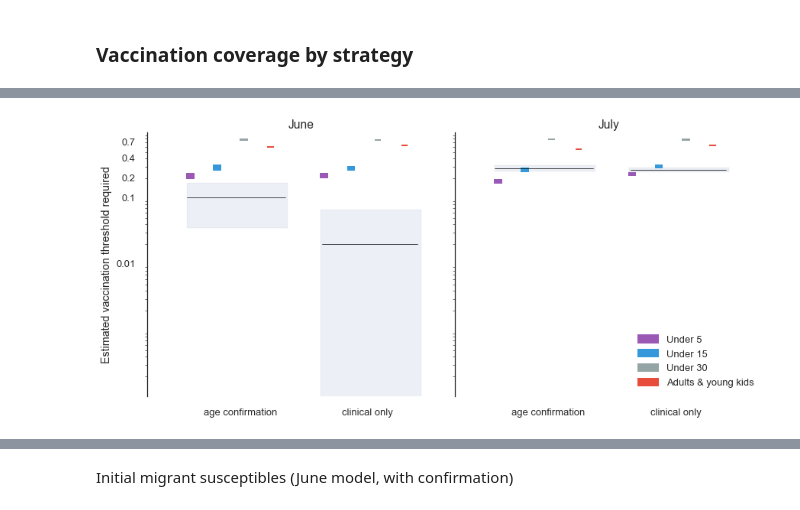
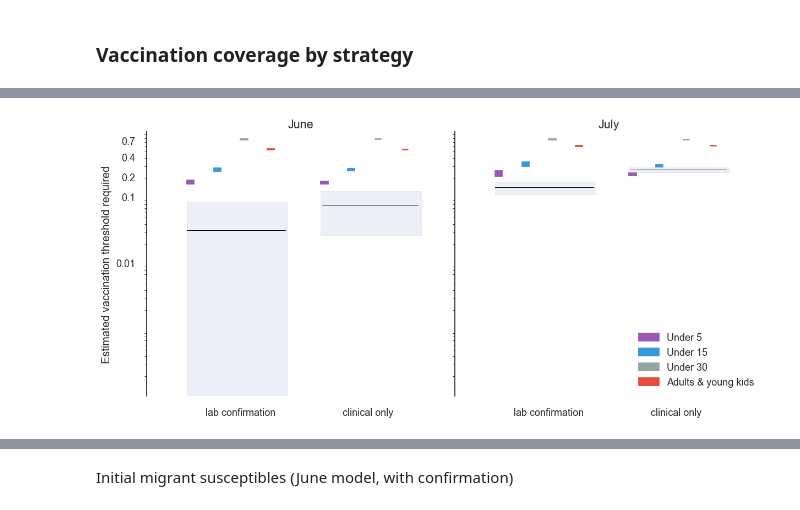
Before and after one commit to fonnesbeck/SaoPauloMeasles, a Jupyter notebook: Non-Spatial Measles Model.ipynb, the cells around one changed output, grey strips where cells are left out. Saved outputs shown, nothing was run; the diff lists cells and outputs as text; code cells hidden in the pictures.

```diff
--- a/Non-Spatial Measles Model.ipynb
+++ b/Non-Spatial Measles Model.ipynb
@@ -148,3 +145,5 @@ age_slices = [slice(int(i[0]), int(i[1])) for i in age_slice_endpoints]
+# %%
+age_slices = [slice(g.left, g.right) for g in age_groups]
 # %% [markdown]
 Get index from full cross-tabulation to use as index for each district
 # %%
@@ -158,8 +157,7 @@ unique_districts = measles_data.DISTRICT.dropna().unique()
 # %%
 excludes = ['BOM RETIRO']
 
-N = sp_pop.drop(excludes).ix[unique_districts].sum().drop('Total')
+N = sp_pop.drop(excludes).loc[unique_districts].sum().drop('Total')
 # %%
-N_age = N.iloc[:8]
-N_age.index = age_groups[:-1]
-N_age[age_groups[-1]] = N.iloc[8:].sum()
+N_age = pd.Series(np.concatenate([N.iloc[:8], [N.iloc[8:].sum()]]), index=age_groups)
+N_age
@@ -568,10 +612,10 @@ jobs = bg.BackgroundJobManager()
 # %% [markdown]
 Instantiate models
 # %%
-model_june = MCMC(measles_model('1997-06-15', confirmation=True, migrant=migrant))
-model_july = MCMC(measles_model('1997-07-15', confirmation=True, migrant=migrant))
-model_june_noconf = MCMC(measles_model('1997-06-15', confirmation=False, migrant=migrant))
-model_july_noconf = MCMC(measles_model('1997-07-15', confirmation=False, migrant=migrant))
+model_june = MCMC(measles_model('1997-06-15', confirmation=True, migrant=migrant, vax_uncertainty=True))
+model_july = MCMC(measles_model('1997-07-15', confirmation=True, migrant=migrant, vax_uncertainty=True))
+model_june_noconf = MCMC(measles_model('1997-06-15', confirmation=False, migrant=migrant, vax_uncertainty=True))
+model_july_noconf = MCMC(measles_model('1997-07-15', confirmation=False, migrant=migrant, vax_uncertainty=True))
 # %% [markdown]
 Run models
 # %%
@@ -904,7 +948,7 @@ with sns.axes_style("ticks"):
         ax.set_ybound(0.0001, .999)
 
         ax.set_xticks([0.08, 0.27, 0.4])
-        ax.set_xticklabels(['age confirmation', 'clinical only'])
+        ax.set_xticklabels(['lab confirmation', 'clinical only'])
 
         ax.tick_params(length=0)
 
@@ -916,34 +960,34 @@ with sns.axes_style("ticks"):
         # Add estimates
         conf = ('Lab', 'Clinical')
         handles = []
         for j, pct in enumerate(['pct_5', 'pct_15', 'pct_30', 'pct_adult']):
 
             interval = qcoverage.ix[('June', conf[i])]
             ax.add_patch(Rectangle((0.04*j, interval.loc[0.025, pct]),
                                    0.01, interval.loc[0.975, pct]-interval.loc[0.025, pct],
                                    lw=2,
                                    color=colors[j]))
 
             interval = qcoverage.ix[('July', conf[i])]
             rect = Rectangle((0.04*j + 0.2, interval.loc[0.025, pct]),
                                    0.01, interval.loc[0.975, pct]-interval.loc[0.025, pct],
                                    lw=2, label=label_lookup[pct],
                                    color=colors[j])
             ax.add_patch(rect)
             handles.append(rect)
 
 
         ax.axhline(m[2*i], 0.13, 0.45, color='black', lw=0.7)
         ax.axhline(m[1+2*i], 0.57, 0.88, color='black', lw=0.7)
 
     ax2.set_yticks([])
     ax1.set_ylabel('Estimated vaccination threshold required')
 
     ax2.legend(handles=handles, loc=4)
 
     sns.despine(bottom=True)
 # %% [output]
-[figure, old version]
+[figure, new version]
 # %%
 model_june_noconf.summary(['pct_5', 'pct_15', 'pct_30', 'pct_adult'])
 # %% [output]
```
Also changed, not shown: parts of 37 cells of this notebook, 11 other files.
